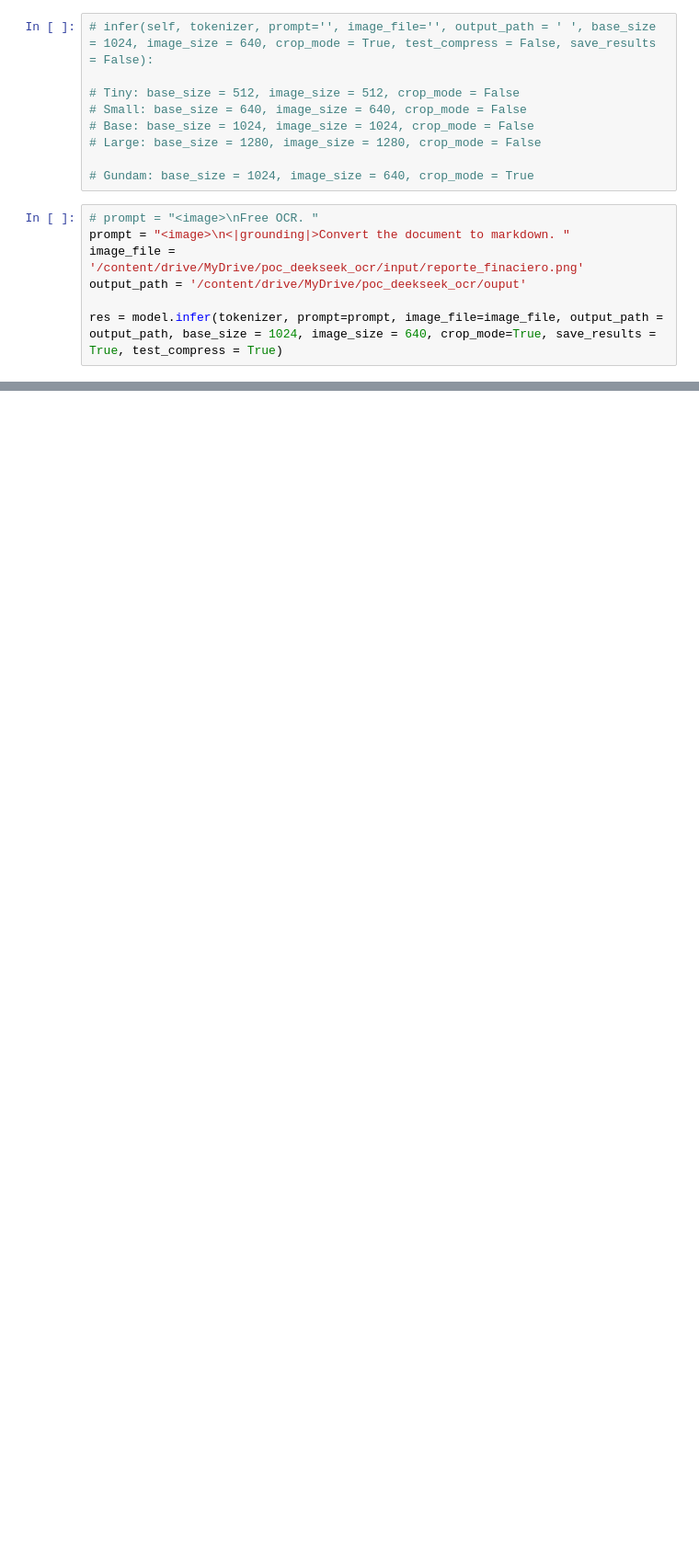
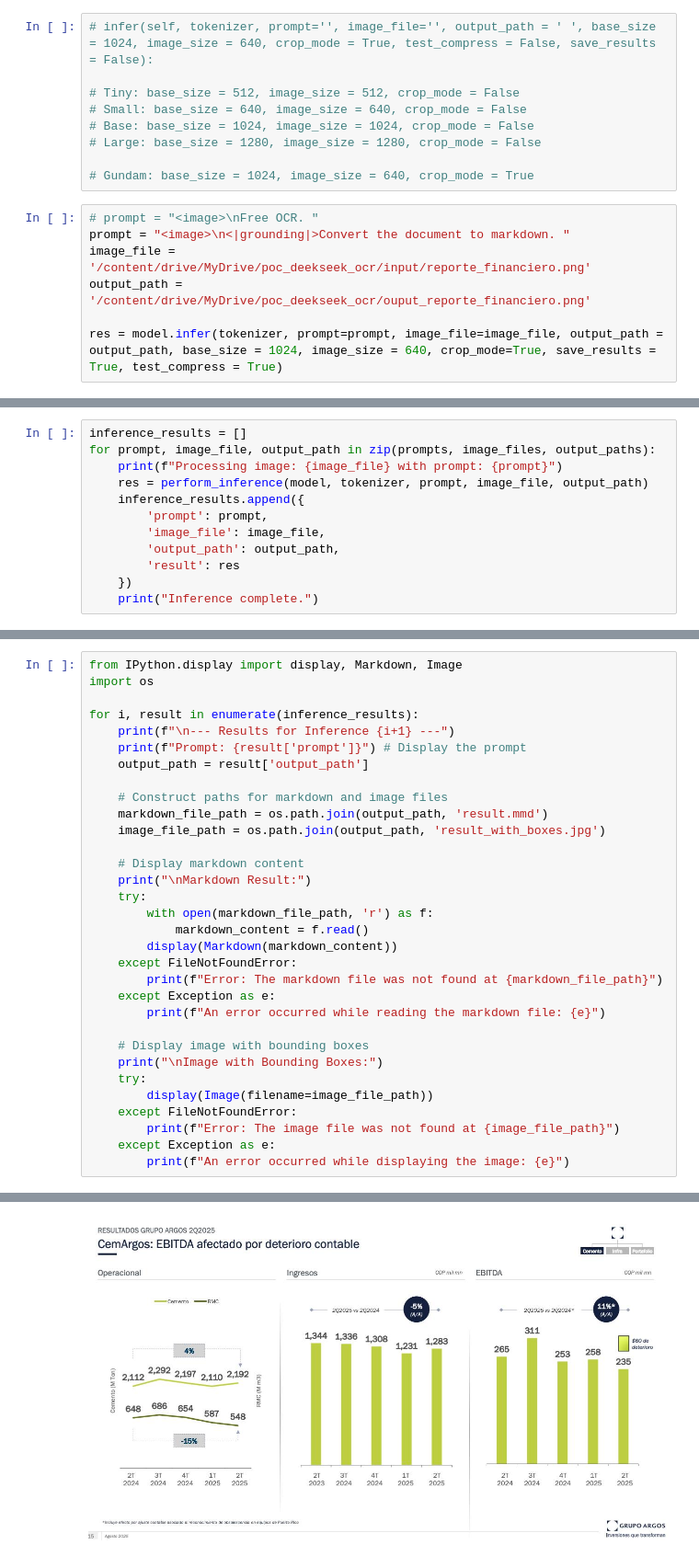
Before and after one commit to AndresR2909/API_plantilla, a Jupyter notebook: inference.ipynb, the cells around one changed output, grey strips where cells are left out. Shown: that part at 92% size. Drawn from its saved outputs; the diff is of its cells as text; blank space fills up the shorter version.

```diff
--- a/inference.ipynb
+++ b/inference.ipynb
@@ -129,5 +39,5 @@
-image_file = '/content/drive/MyDrive/poc_deekseek_ocr/input/reporte_finaciero.png'
-output_path = '/content/drive/MyDrive/poc_deekseek_ocr/ouput'
+image_file = '/content/drive/MyDrive/poc_deekseek_ocr/input/reporte_financiero.png'
+output_path = '/content/drive/MyDrive/poc_deekseek_ocr/ouput_reporte_financiero.png'
 
 res = model.infer(tokenizer, prompt=prompt, image_file=image_file, output_path = output_path, base_size = 1024, image_size = 640, crop_mode=True, save_results = True, test_compress = True)
 # %% [output]
@@ -182,0 +128,12 @@ compression ratio:  1.5
+# %%
+inference_results = []
+for prompt, image_file, output_path in zip(prompts, image_files, output_paths):
+    print(f"Processing image: {image_file} with prompt: {prompt}")
+    res = perform_inference(model, tokenizer, prompt, image_file, output_path)
+    inference_results.append({
+        'prompt': prompt,
+        'image_file': image_file,
+        'output_path': output_path,
+        'result': res
+    })
+    print("Inference complete.")
@@ -182,0 +237,33 @@ compression ratio:  1.5
+# %%
+from IPython.display import display, Markdown, Image
+import os
+
+for i, result in enumerate(inference_results):
+    print(f"\n--- Results for Inference {i+1} ---")
+    print(f"Prompt: {result['prompt']}") # Display the prompt
+    output_path = result['output_path']
+
+    # Construct paths for markdown and image files
+    markdown_file_path = os.path.join(output_path, 'result.mmd')
+    image_file_path = os.path.join(output_path, 'result_with_boxes.jpg')
+
+    # Display markdown content
+    print("\nMarkdown Result:")
+    try:
+        with open(markdown_file_path, 'r') as f:
+            markdown_content = f.read()
+        display(Markdown(markdown_content))
+    except FileNotFoundError:
+        print(f"Error: The markdown file was not found at {markdown_file_path}")
+    except Exception as e:
+        print(f"An error occurred while reading the markdown file: {e}")
+
+    # Display image with bounding boxes
+    print("\nImage with Bounding Boxes:")
+    try:
+        display(Image(filename=image_file_path))
+    except FileNotFoundError:
+        print(f"Error: The image file was not found at {image_file_path}")
+    except Exception as e:
+        print(f"An error occurred while displaying the image: {e}")
+# %% [output]
@@ -182,0 +336 @@ compression ratio:  1.5
+[figure, added]
```
Also changed, not shown: parts of 15 cells of this notebook.
